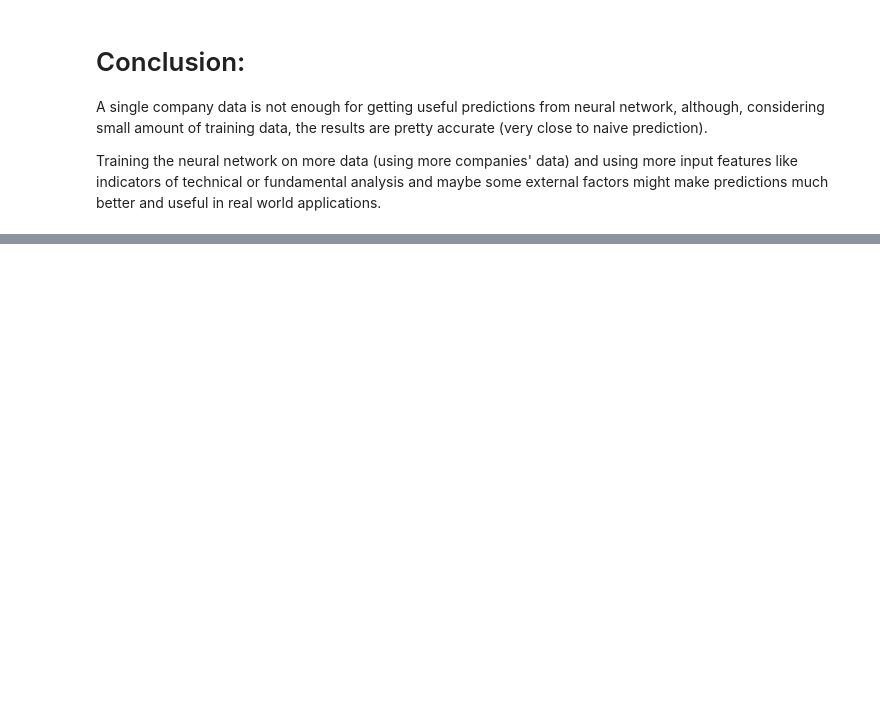
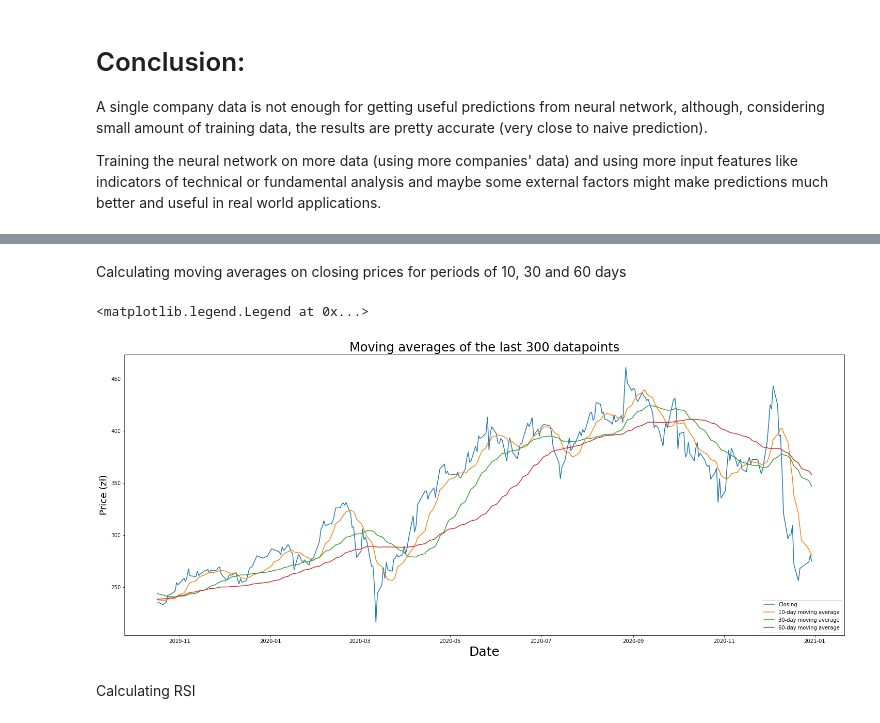
Before and after one commit to WaznyKamo/Deep-Learning-Stock-Price-Prediction, a Jupyter notebook: CDR_Stock_Price_Prediction_Using_LSTM_Deep_Learning_Network.ipynb, the cells around one changed output, grey strips where cells are left out. Drawn from its saved outputs; the diff is of its cells as text; code cells hidden in the pictures; blank space fills up the shorter version.

Commit message:
Added moving averages and RSI

```diff
--- a/CDR_Stock_Price_Prediction_Using_LSTM_Deep_Learning_Network.ipynb
+++ b/CDR_Stock_Price_Prediction_Using_LSTM_Deep_Learning_Network.ipynb
@@ -242,0 +273,21 @@ Training the neural network on more data (using more companies' data) and using
+# %% [markdown]
+Calculating moving averages on closing prices for periods of 10, 30 and 60 days
+# %%
+
+daily_data['MovingAverage10'] = daily_data['Zamkniecie'].rolling(10).mean()
+daily_data['MovingAverage30'] = daily_data['Zamkniecie'].rolling(30).mean()
+daily_data['MovingAverage60'] = daily_data['Zamkniecie'].rolling(60).mean()
+
+datapoints_to_show = 300
+
+plt.figure(figsize=(25,10))
+plt.plot(daily_data['Data'].tail(datapoints_to_show), daily_data[['Zamkniecie', 'MovingAverage10', 'MovingAverage30', 'MovingAverage60']].tail(datapoints_to_show))
+plt.title('Moving averages of the last ' + str(datapoints_to_show) + ' datapoints', fontsize=24)
+plt.xlabel('Date', fontsize=25)
+plt.ylabel('Price (zł)', fontsize=18)
+plt.legend(['Closing',  '10-day moving average',  '30-day moving average',  '60-day moving average'], loc='lower right')
+# %% [output]
+<matplotlib.legend.Legend at 0x...>
+[figure, added]
+# %% [markdown]
+Calculating RSI
```
Also changed, not shown: parts of 11 cells of this notebook.
